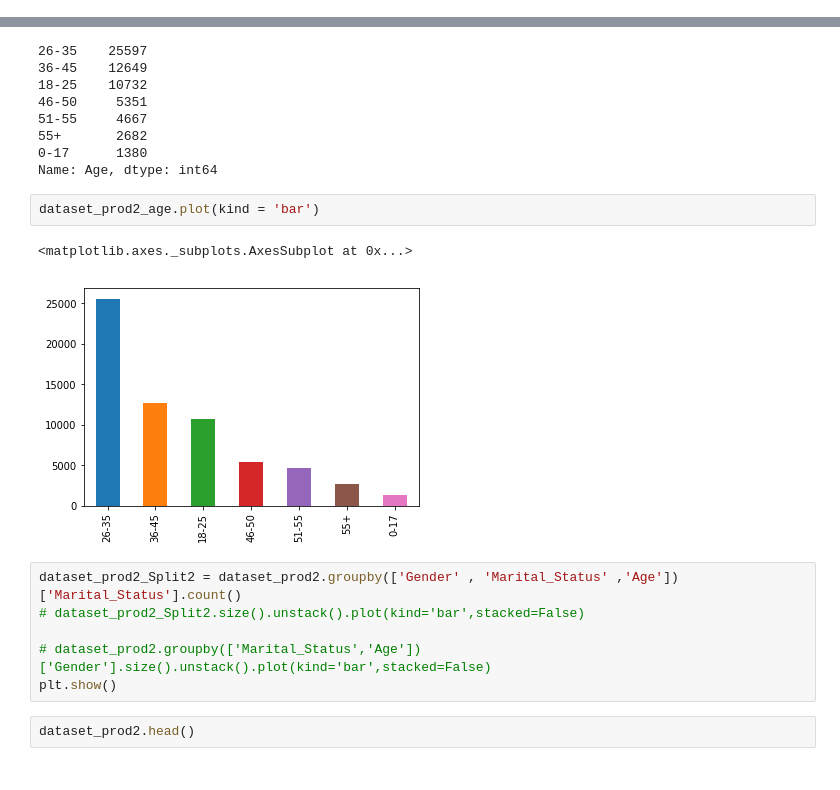
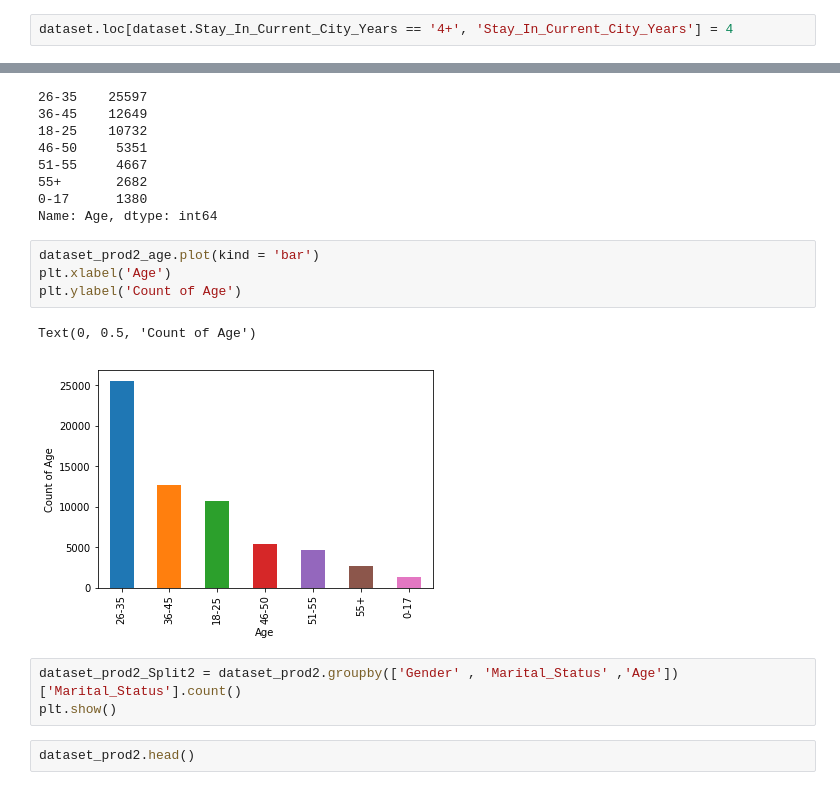
Before and after one commit to NikhitaMethwani/Black-Friday-Sales-Prediction, a Jupyter notebook: Data Aanlaysis on Predicting the Sales on Black Friday.ipynb, the cells around one changed output, grey strips where cells are left out. Saved outputs shown, nothing was run; the diff lists cells and outputs as text.

```diff
--- a/Data Aanlaysis on Predicting the Sales on Black Friday.ipynb
+++ b/Data Aanlaysis on Predicting the Sales on Black Friday.ipynb
@@ -57,6 +74,8 @@ dataset['Product_Category_3'].fillna('0',inplace= True)
 dataset['Product_Category_3'].isna().sum(axis = 0)
 # %% [output]
 0
+# %%
+dataset.loc[dataset.Stay_In_Current_City_Years == '4+', 'Stay_In_Current_City_Years'] = 4
 # %% [markdown]
 All the columns are clean now as seen below
 # %%
@@ -491,14 +531,13 @@ dataset_prod2_age
 Name: Age, dtype: int64
 # %%
 dataset_prod2_age.plot(kind = 'bar')
+plt.xlabel('Age')
+plt.ylabel('Count of Age')
 # %% [output]
-<matplotlib.axes._subplots.AxesSubplot at 0x...>
+Text(0, 0.5, 'Count of Age')
-[figure, old version]
+[figure, new version]
 # %%
 dataset_prod2_Split2 = dataset_prod2.groupby(['Gender' , 'Marital_Status' ,'Age'])['Marital_Status'].count()
-# dataset_prod2_Split2.size().unstack().plot(kind='bar',stacked=False)
-
-# dataset_prod2.groupby(['Marital_Status','Age'])['Gender'].size().unstack().plot(kind='bar',stacked=False)
 plt.show()
 # %%
 dataset_prod2.head()
```
Also changed, not shown: parts of 29 cells of this notebook.
